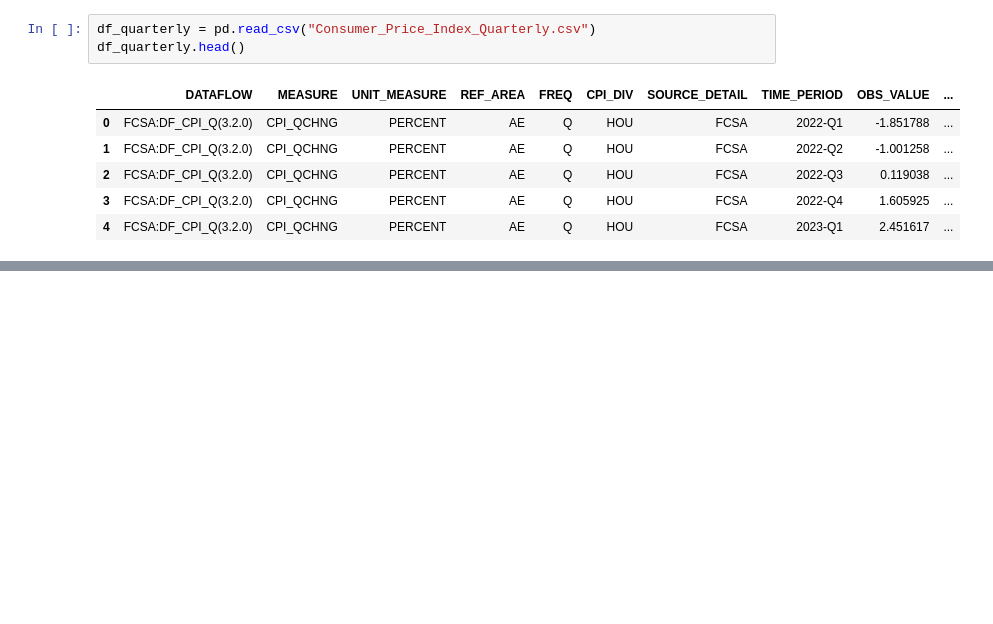
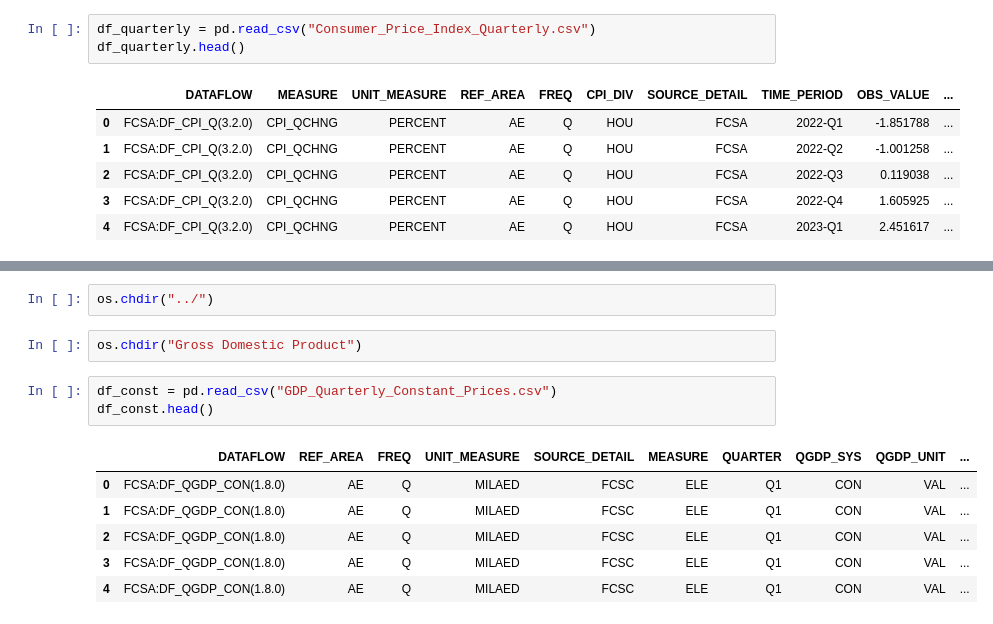
Before and after one commit to BubblyOrca/OCEAN_Desights_AI, a Jupyter notebook: Dubai_Real_Estate/Datasets/Dubai_Real_Estate.ipynb, the cells around one changed output, grey strips where cells are left out. Cells and saved outputs as stored; diff of their text form; blank space fills up the shorter version.

```diff
--- a/Dubai_Real_Estate/Datasets/Dubai_Real_Estate.ipynb
+++ b/Dubai_Real_Estate/Datasets/Dubai_Real_Estate.ipynb
@@ -49,0 +66,14 @@ df_quarterly.head()
+# %%
+os.chdir("../")
+# %%
+os.chdir("Gross Domestic Product")
+# %%
+df_const = pd.read_csv("GDP_Quarterly_Constant_Prices.csv")
+df_const.head()
+# %% [output]
+|  | DATAFLOW | REF_AREA | FREQ | UNIT_MEASURE | SOURCE_DETAIL | MEASURE | QUARTER | QGDP_SYS | QGDP_UNIT | ... |
+| 0 | FCSA:DF_QGDP_CON(1.8.0) | AE | Q | MILAED | FCSC | ELE | Q1 | CON | VAL | ... |
+| 1 | FCSA:DF_QGDP_CON(1.8.0) | AE | Q | MILAED | FCSC | ELE | Q1 | CON | VAL | ... |
+| 2 | FCSA:DF_QGDP_CON(1.8.0) | AE | Q | MILAED | FCSC | ELE | Q1 | CON | VAL | ... |
+| 3 | FCSA:DF_QGDP_CON(1.8.0) | AE | Q | MILAED | FCSC | ELE | Q1 | CON | VAL | ... |
+| 4 | FCSA:DF_QGDP_CON(1.8.0) | AE | Q | MILAED | FCSC | ELE | Q1 | CON | VAL | ... |
```
Also changed, not shown: parts of 24 cells of this notebook.
